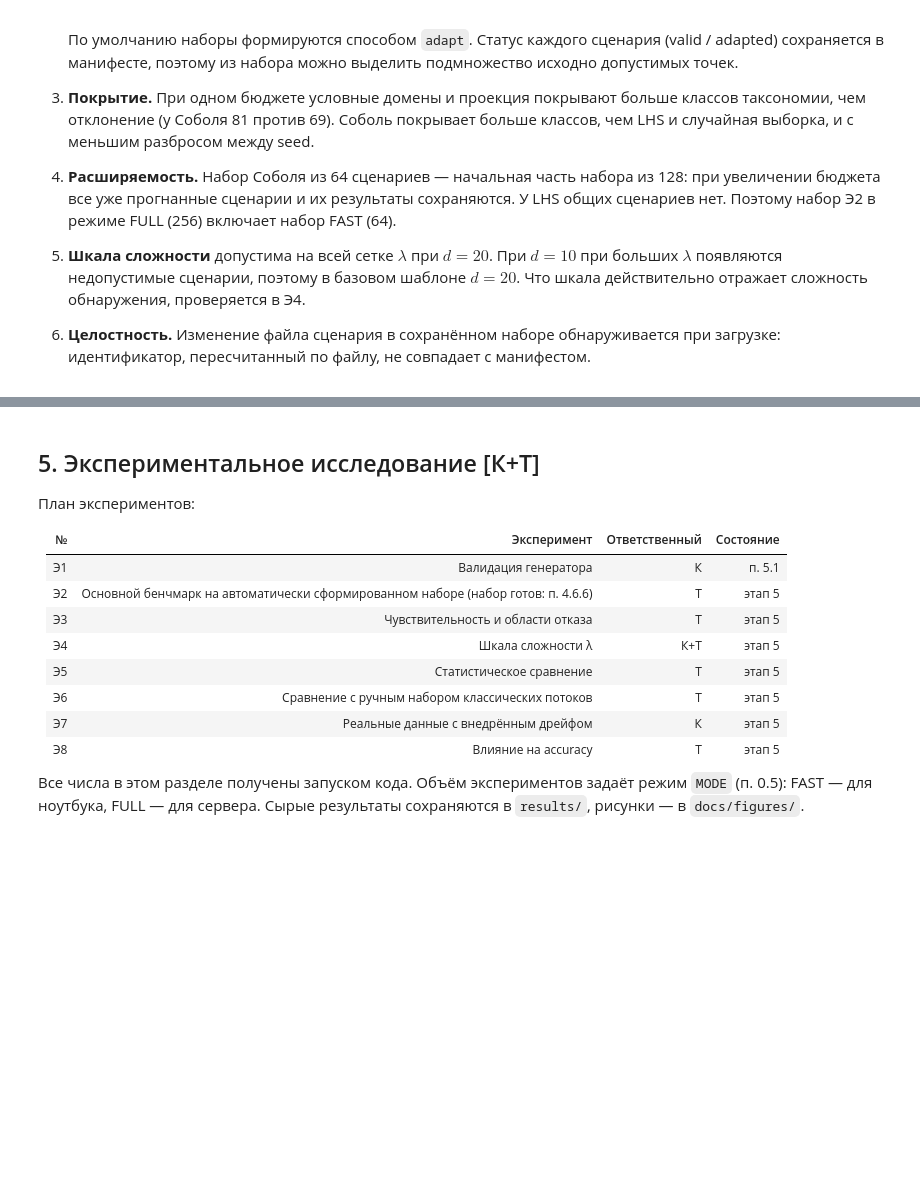
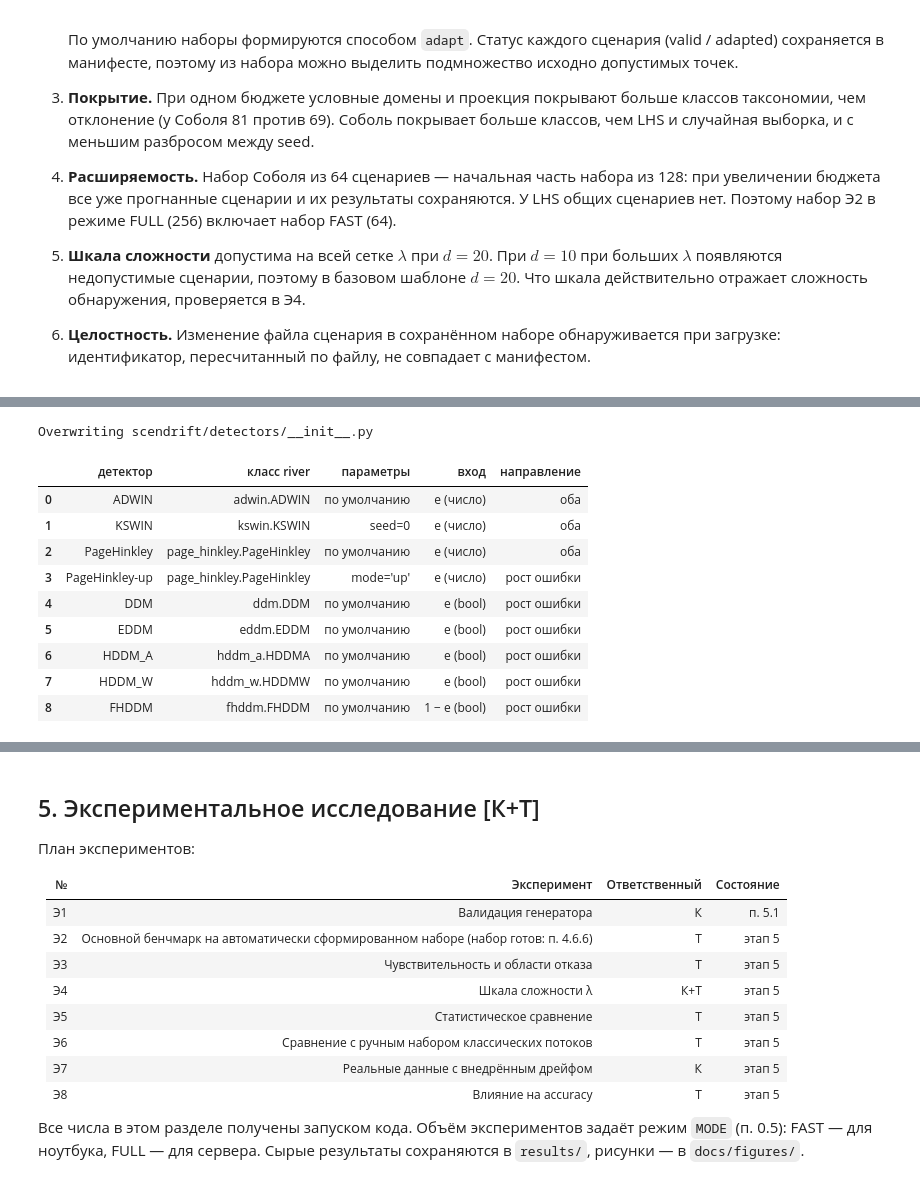
Before and after one commit to kolha733/Final-Project, a Jupyter notebook: vkr/VKR_Budaev_Garifzyanov.ipynb, the cells around one changed output, grey strips where cells are left out. Drawn from its saved outputs; the diff is of its cells as text; code cells hidden in the pictures; blank space fills up the shorter version.

```diff
--- a/vkr/VKR_Budaev_Garifzyanov.ipynb
+++ b/vkr/VKR_Budaev_Garifzyanov.ipynb
@@ -8696,0 +8966,45 @@ display(pd.DataFrame(claims_46, columns=["утверждение", "выполн
+# %%
+%%writefile scendrift/detectors/__init__.py
+"""Адаптеры детекторов дрейфа river и базовые линии.
+
+Ответственный: Гарифзянов Т. Р.
+"""
+
+from scendrift.detectors.registry import (
+    BASELINES,
+    DETECTORS,
+    NoDrift,
+    Oracle,
+    Periodic,
+    RiverDetector,
+    detector_table,
+    make_detector,
+)
+
+__all__ = [
+    "BASELINES",
+    "DETECTORS",
+    "NoDrift",
+    "Oracle",
+    "Periodic",
+    "RiverDetector",
+    "detector_table",
+    "make_detector",
+]
+# %% [output]
+Overwriting scendrift/detectors/__init__.py
+# %%
+from scendrift.detectors import DETECTORS, detector_table, make_detector
+
+display(pd.DataFrame(detector_table()))
+# %% [output]
+|  | детектор | класс river | параметры | вход | направление |
+| 0 | ADWIN | adwin.ADWIN | по умолчанию | e (число) | оба |
+| 1 | KSWIN | kswin.KSWIN | seed=0 | e (число) | оба |
+| 2 | PageHinkley | page_hinkley.PageHinkley | по умолчанию | e (число) | оба |
+| 3 | PageHinkley-up | page_hinkley.PageHinkley | mode='up' | e (число) | рост ошибки |
+| 4 | DDM | ddm.DDM | по умолчанию | e (bool) | рост ошибки |
+| 5 | EDDM | eddm.EDDM | по умолчанию | e (bool) | рост ошибки |
+| 6 | HDDM_A | hddm_a.HDDMA | по умолчанию | e (bool) | рост ошибки |
+| 7 | HDDM_W | hddm_w.HDDMW | по умолчанию | e (bool) | рост ошибки |
+| 8 | FHDDM | fhddm.FHDDM | по умолчанию | 1 − e (bool) | рост ошибки |
```
Also changed, not shown: parts of 54 cells of this notebook, 33 other files.
